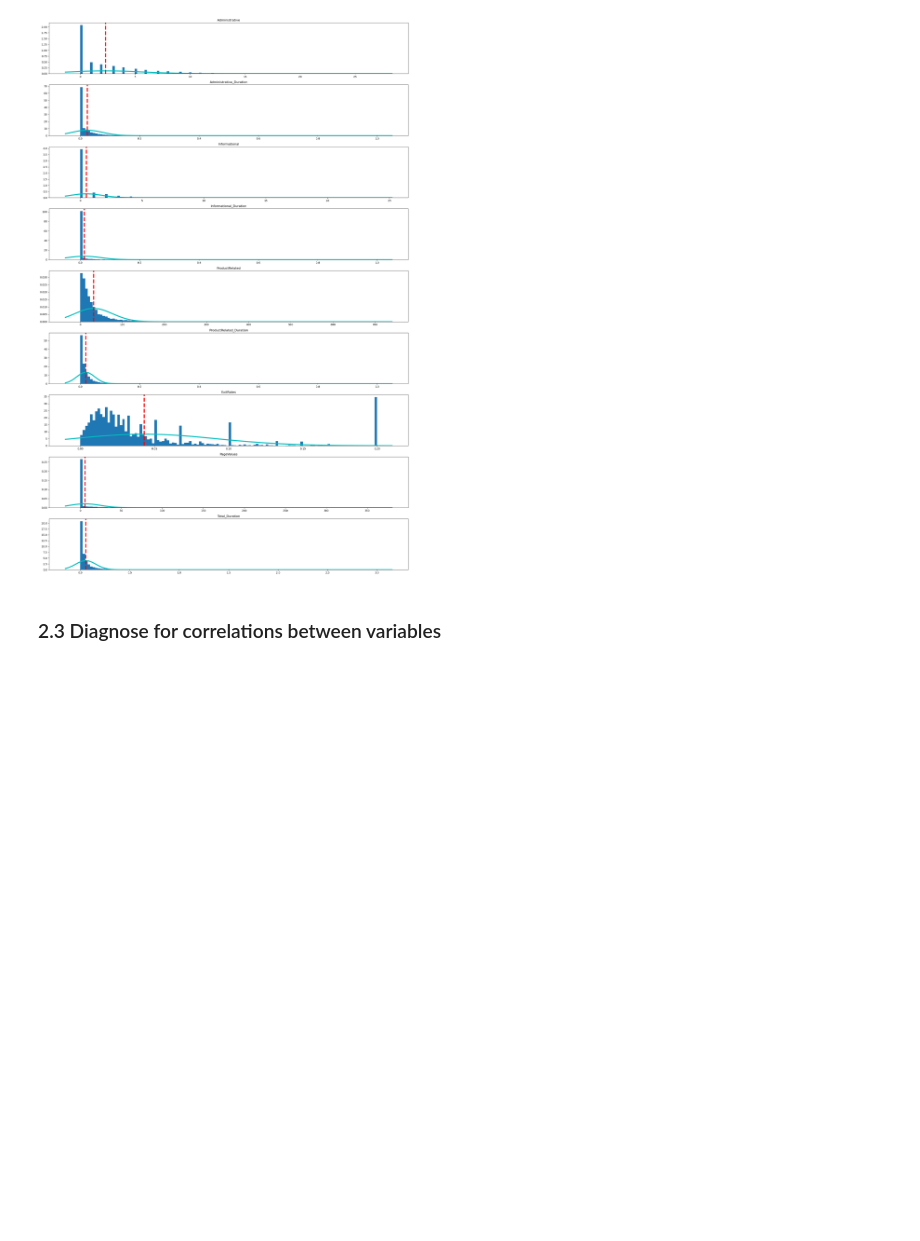
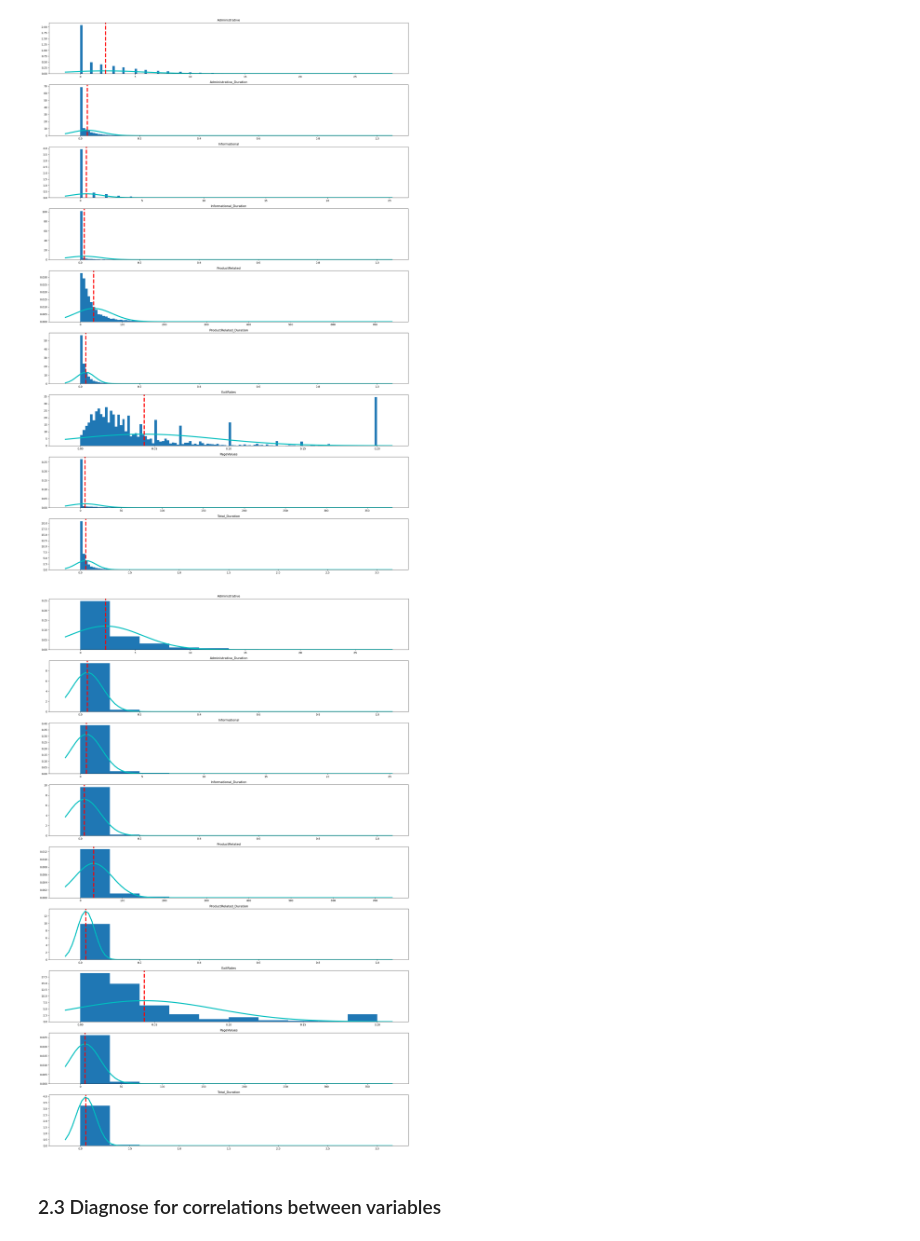
Before and after one commit to gseba/Team2_Online_Shopper_Intention, a Jupyter notebook: Team_2_Combined_FinalProject.ipynb, the cells around one changed output. Drawn from its saved outputs; the diff is of its cells as text; code cells hidden in the pictures; blank space fills up the shorter version.

```diff
--- a/Team_2_Combined_FinalProject.ipynb
+++ b/Team_2_Combined_FinalProject.ipynb
@@ -387,6 +387,44 @@ plt.show()
 #https://www.geeksforgeeks.org/matplotlib-axes-axes-get_xlim-in-python/
 # %% [output]
 [figure]
+# %%
+# Create a list of numerical variable columns only
+numerical_vars = ['Administrative', 'Administrative_Duration', 'Informational',
+                  'Informational_Duration', 'ProductRelated', 'ProductRelated_Duration',
+                   'ExitRates', 'PageValues', 'Total_Duration']
+
+
+# Create subplot for each numerical column
+fig, axs = plt.subplots(nrows=len(numerical_vars), figsize=(20, 30))
+
+
+# Create the histograms for each column in the 'numerical_vars' list and set the title as the column name
+
+for i, col in enumerate(numerical_vars):
+    axs[i].hist(df[col], bins=10, density=True) # 10 bins to show normal distribution curve
+    axs[i].set_title(col)
+
+    # Add normal distribution curve to each histogram
+    mu, std = norm.fit(df[col]) # Fit normal dist curve to column data
+    xmin, xmax = axs[i].get_xlim() # Set the x-axis limits
+    x = np.linspace(xmin, xmax, 100)
+    p = norm.pdf(x, mu, std)
+    axs[i].plot(x, p, 'c', linewidth=4)
+
+    # Add red line at mean value
+    axs[i].axvline(mu, color='r', linestyle='--', linewidth=4)
+
+
+plt.tight_layout()
+plt.show()
+
+#https://matplotlib.org/stable/gallery/subplots_axes_and_figures/subplots_demo.html
+#https://www.geeksforgeeks.org/matplotlib-axes-axes-hist-in-python/
+#https://www.geeksforgeeks.org/how-to-plot-normal-distribution-over-histogram-in-python/
+#https://www.geeksforgeeks.org/matplotlib-axes-axes-set_title-in-python/
+#https://www.geeksforgeeks.org/matplotlib-axes-axes-get_xlim-in-python/
+# %% [output]
+[figure, added]
 # %% [markdown]
 ### 2.3 Diagnose for correlations between variables
 # %%
```
Also changed, not shown: parts of 9 cells of this notebook.
